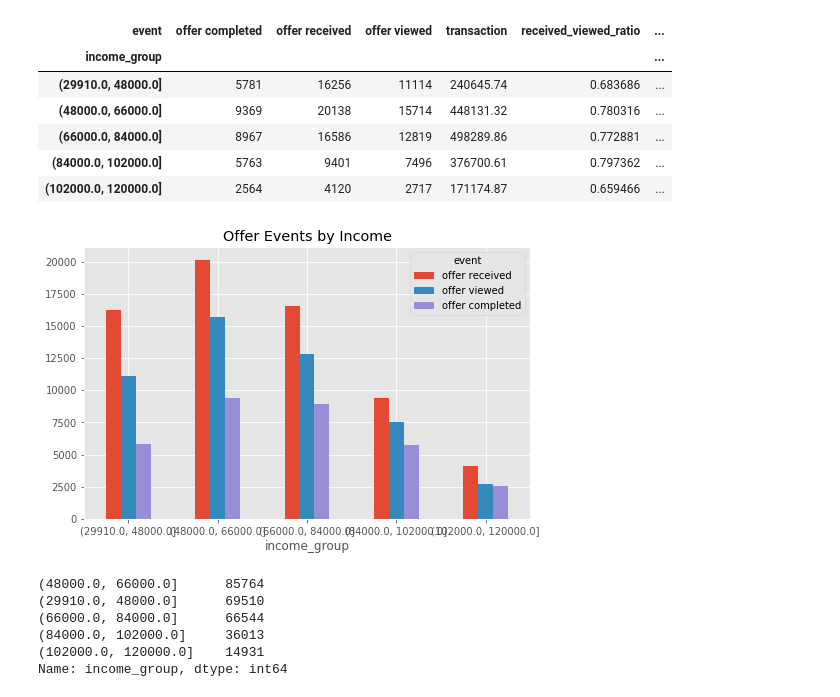
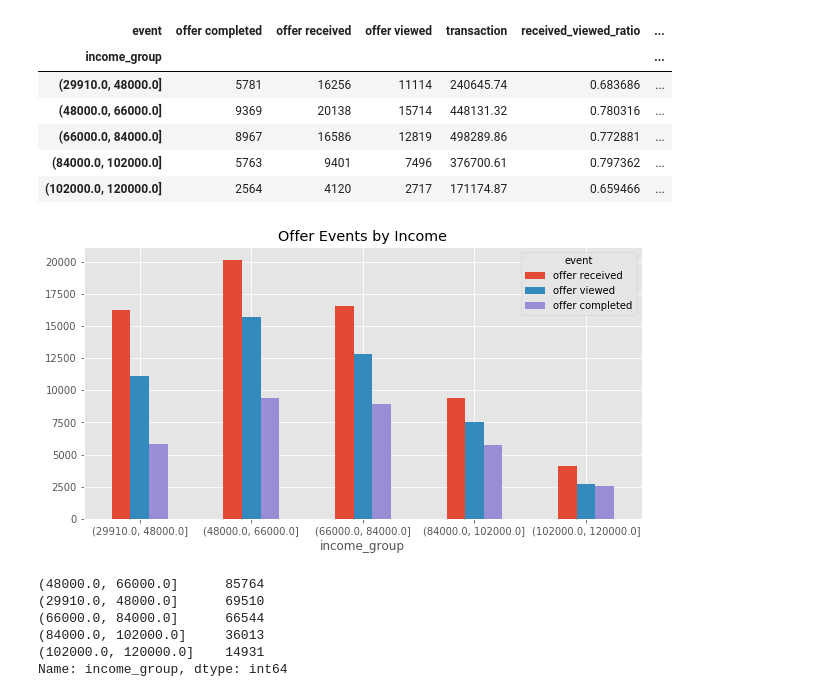
Before and after one commit to ajgiust/Optimize-Starbucks-App-Offers, a Jupyter notebook: Starbucks_Capstone_notebook.ipynb, the cells around one changed output. Saved outputs shown, nothing was run; the diff lists cells and outputs as text; code cells hidden in the pictures.

```diff
--- a/Starbucks_Capstone_notebook.ipynb
+++ b/Starbucks_Capstone_notebook.ipynb
@@ -698,11 +698,11 @@ event_count_by_incomegroup
 | (84000.0, 102000.0] | 5763 | 9401 | 7496 | 376700.61 | 0.797362 | ... |
 | (102000.0, 120000.0] | 2564 | 4120 | 2717 | 171174.87 | 0.659466 | ... |
 # %%
-event_count_by_incomegroup[['offer received', 'offer viewed', 'offer completed']].plot(kind='bar', rot=0, figsize=(8,5),
+event_count_by_incomegroup[['offer received', 'offer viewed', 'offer completed']].plot(kind='bar', rot=0, figsize=(10,5),
                                                                                       title='Offer Events by Income');
 plt.savefig('event_by_income.png')
 # %% [output]
-[figure, old version]
+[figure, new version]
 # %%
 transcript_new['income_group'].value_counts(dropna=False)
 # %% [output]
```
Also changed, not shown: parts of 9 cells of this notebook.
